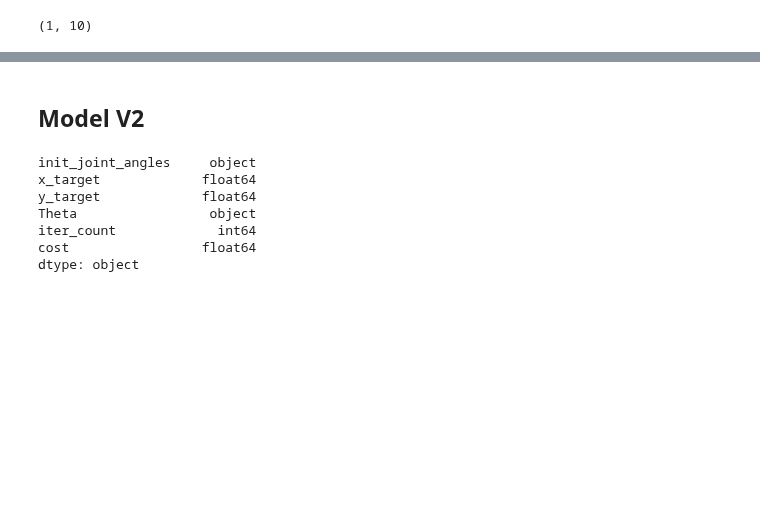
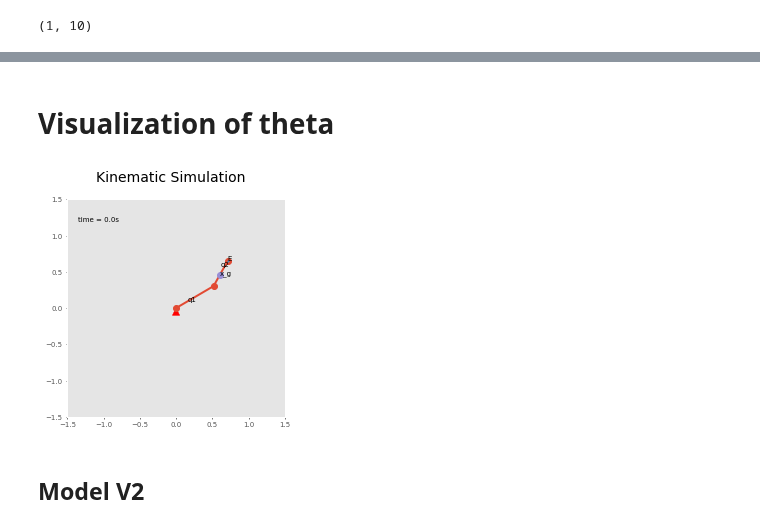
Before and after one commit to pranshumalik14/intuitive-arm-reach, a Jupyter notebook: notebooks/interpolator_training.ipynb, the cells around one changed output, grey strips where cells are left out. Saved outputs shown, nothing was run; the diff lists cells and outputs as text; code cells hidden in the pictures; blank space fills up the shorter version.

```diff
--- a/notebooks/interpolator_training.ipynb
+++ b/notebooks/interpolator_training.ipynb
@@ -279,3 +329,30 @@ print(theta_reshaped)
+# %% [markdown]
+# Visualization of theta
+# %%
+from PIBB_helper import qdotdot_gen
+from pdff_kinematic_sim_funcs import get_traj_and_simulate2d, get_traj
+import matplotlib.pyplot as plt
+
+T = 1
+dt = 1e-2
+target_pt = [0.6, 0.0]
+init_condit = [0.53, -2.44]
+
+predicted_qdotdot = np.array(
+    [qdotdot_gen(task_info, theta_reshaped, t) for t in numpy_linspace(0, T, dt)]
+    )
+
+# print(predicted_qdotdot.shape)
+time_steps, q, qdot, gen_qdotdot, ani = get_traj_and_simulate2d(
+    qdotdot     = predicted_qdotdot,
+    robot_arm   = robot_arm,
+    x_goal      = x_target,
+    init_condit = init_condit,
+    dt          = 1e-2
+    )
+plt.show()
+# %% [output]
+[figure, added]
 # %% [markdown]
 ## Model V2
 # %%
@@ -293,10 +361,0 @@ import tensorflow as tf
-# %%
-df.dtypes
-# %% [output]
-init_joint_angles     object
-x_target             float64
-y_target             float64
-Theta                 object
-iter_count             int64
-cost                 float64
-dtype: object
```
Also changed, not shown: parts of 24 cells of this notebook, 11 other files.
